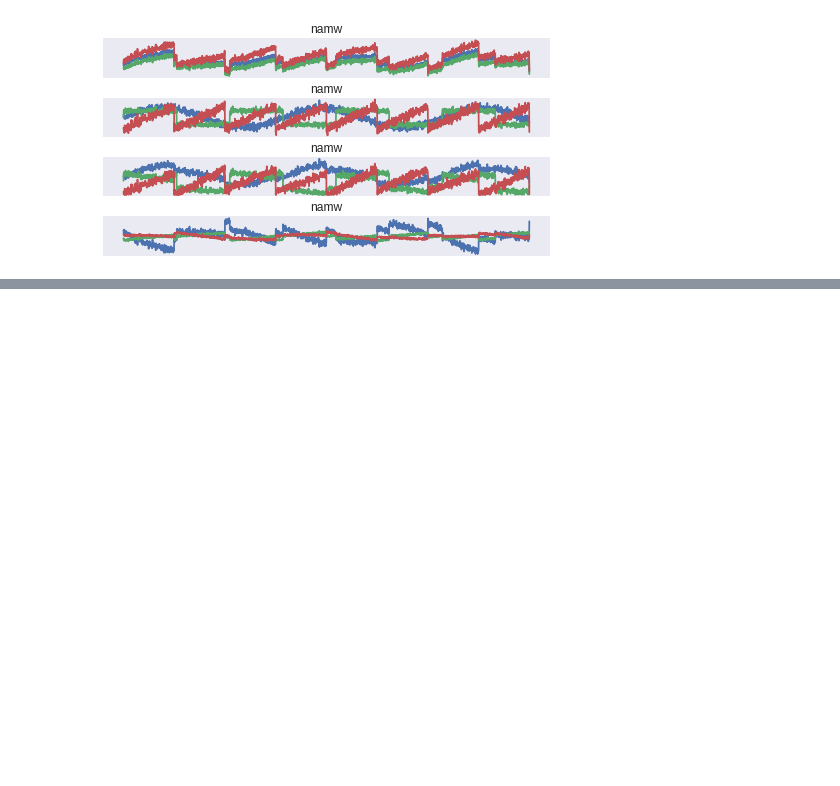
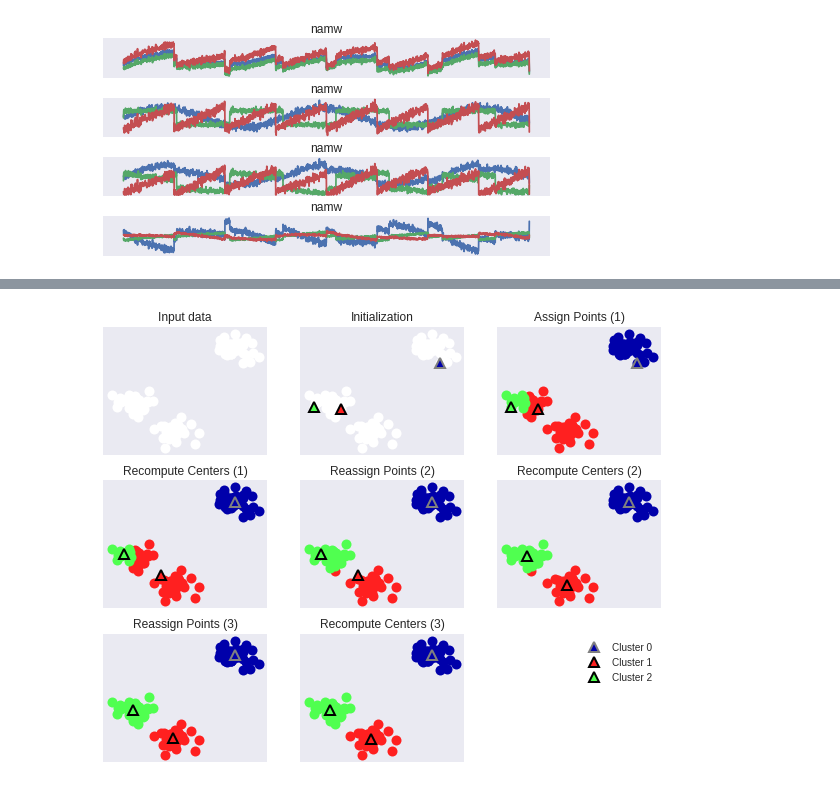
Before and after one commit to daikichiba9511/study_log, a Jupyter notebook: study.ipynb, the cells around one changed output, grey strips where cells are left out. Saved outputs shown, nothing was run; the diff lists cells and outputs as text; code cells hidden in the pictures; blank space fills up the shorter version.

```diff
--- a/study.ipynb
+++ b/study.ipynb
@@ -1029,0 +1084,4 @@ for model ,name, ax in zip(models,names,axes):
+# %%
+mglearn.plots.plot_kmeans_algorithm()
+# %% [output]
+[figure, added]
```
Also changed, not shown: parts of 12 cells of this notebook.
